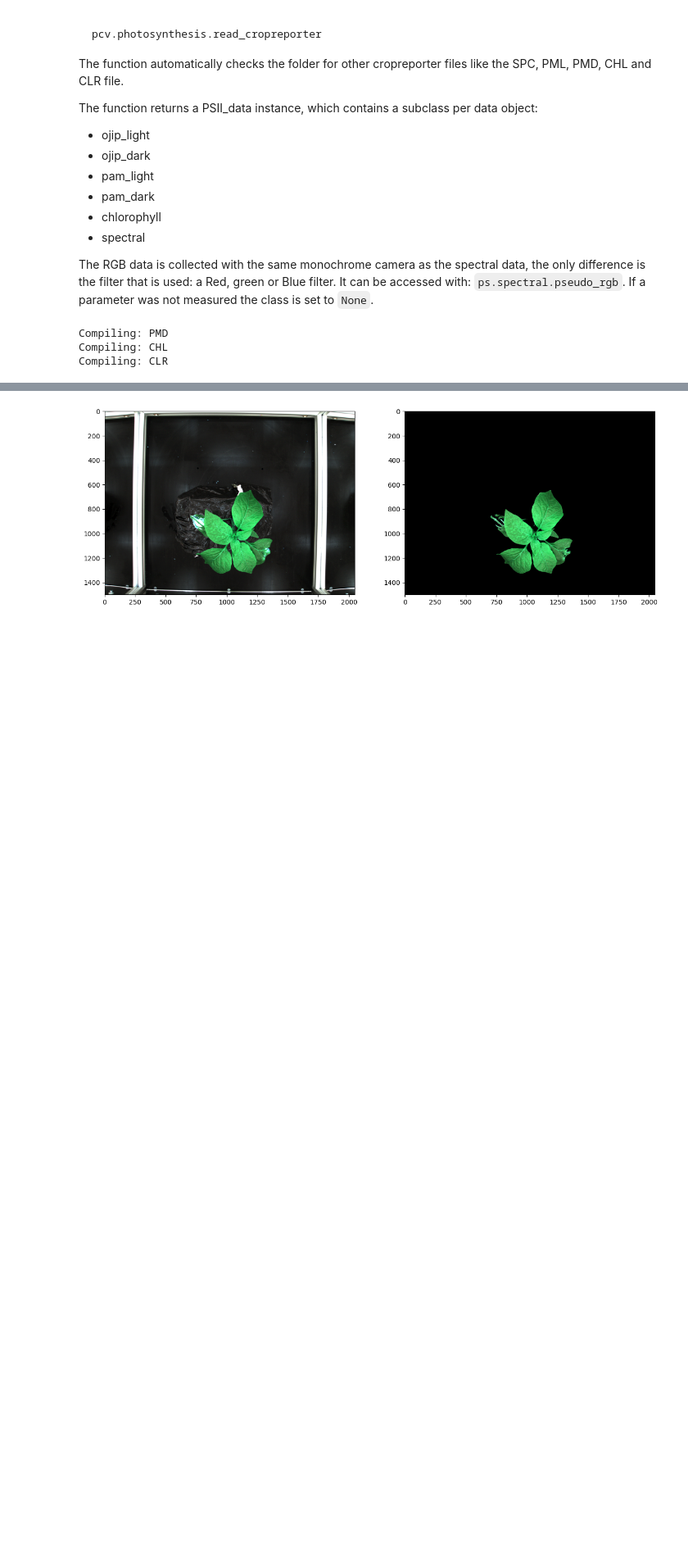
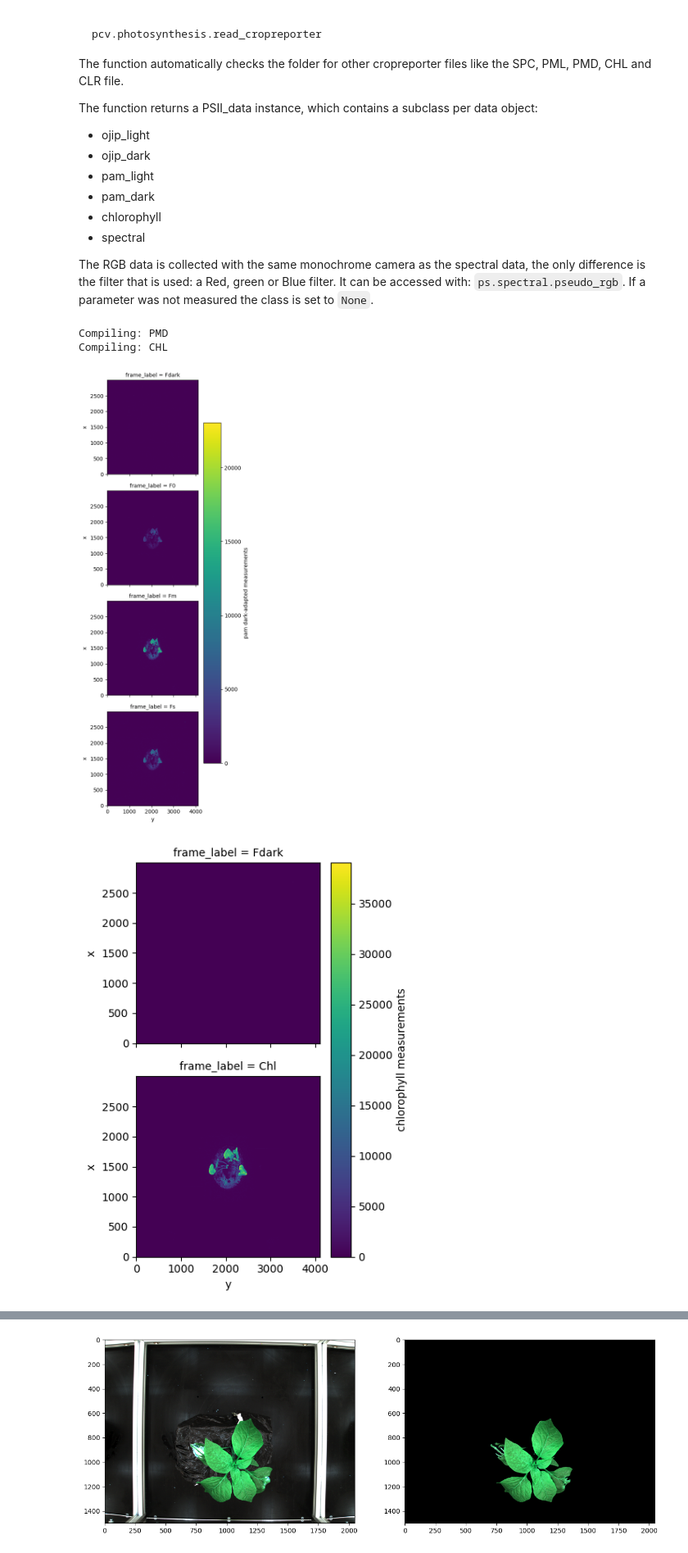
Before and after one commit to JTvD/Workshop_P4P, a Jupyter notebook: introduction.ipynb, the cells around one changed output, grey strips where cells are left out. Shown at 82% size. Drawn from its saved outputs; the diff is of its cells as text; code cells hidden in the pictures; blank space fills up the shorter version.

```diff
--- a/introduction.ipynb
+++ b/introduction.ipynb
@@ -84,19 +107,25 @@ If a parameter was not measured the class is set to `None`.
 # %%
 # Load the first dataset into plantcv
 
-# Note this dataset does not contain PAM data
+# Note this dataset does not contain photosynthesis (PAM) data
 #filename = datafolder + "/20231018_AO1/HDR_96_NPEC51.20230906.AO1.MoneyMaker.Salt.88_1476.INF"
 
-# Note: This dataset does not contain SPC data
+# Note: This dataset does not contain spectral(SPC) data
 #filename = datafolder + "/Enza Mandy Boon/ChiVMV/HDR_E0044P0206N0001.INF"
 
-# Lucia
-filename = datafolder + "/Lucia/NPEC52.20230605.BD4.CE3027.Control.1/CropReporter/124326957/data/HDR_90_NPEC52.20230605.BD4.CE3027.Control.1_1368.INF"
+# Note: This dataset does not contain color or spectral (CLR or SPC) data
+filename = datafolder + "/Marie/NPEC51.20231124.AA12.CYCTF23_0002.CYC_23_Y_BT1E.6/CropReporter/181215797/data/HDR_100_NPEC51.20231124.AA12.CYCTF23_0002.CYC_23_Y_BT1E.6_1515.INF"
+
+# Contains most data types, therefore this is ideal to start with
+#filename = datafolder + "/Lucia/NPEC52.20230605.BD4.CE3027.Control.1/CropReporter/124326957/data/HDR_90_NPEC52.20230605.BD4.CE3027.Control.1_1368.INF"
+
+# Load the data
 ps = pcv.photosynthesis.read_cropreporter(filename=filename)
 # %% [output]
 Compiling: PMD
 Compiling: CHL
-Compiling: CLR
+[figure, added]
+[figure, added]
 # %%
 # Show the chlorophyll image
 chlorophyll = ps.chlorophyll.sel(frame_label='Chl').to_numpy()
```
Also changed, not shown: parts of 20 cells of this notebook.
